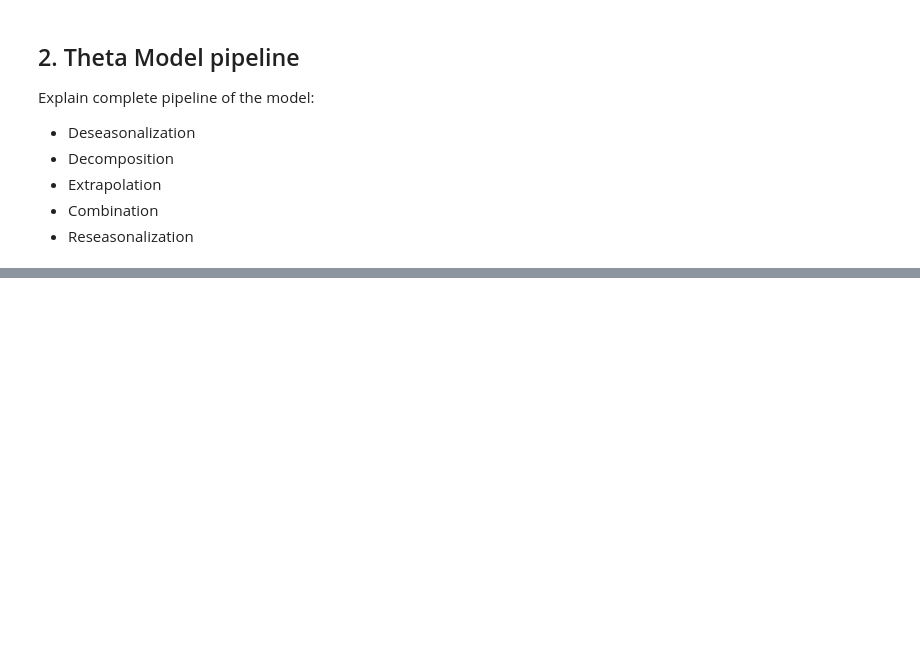
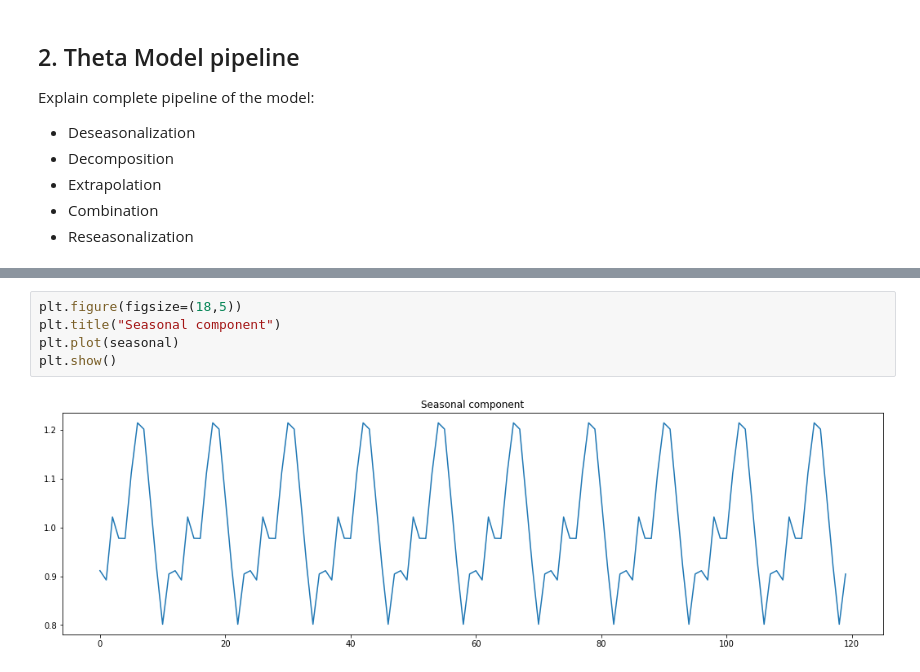
Before and after one commit to claudia-hm/datascience-explained, a Jupyter notebook: time-series/Theta Model.ipynb, the cells around one changed output, grey strips where cells are left out. Drawn from its saved outputs; the diff is of its cells as text; blank space fills up the shorter version.

```diff
--- a/time-series/Theta Model.ipynb
+++ b/time-series/Theta Model.ipynb
@@ -63,0 +98,7 @@ Explain complete pipeline of the model:
+# %%
+plt.figure(figsize=(18,5))
+plt.title("Seasonal component")
+plt.plot(seasonal)
+plt.show()
+# %% [output]
+[figure, added]
```
Also changed, not shown: parts of 32 cells of this notebook.
